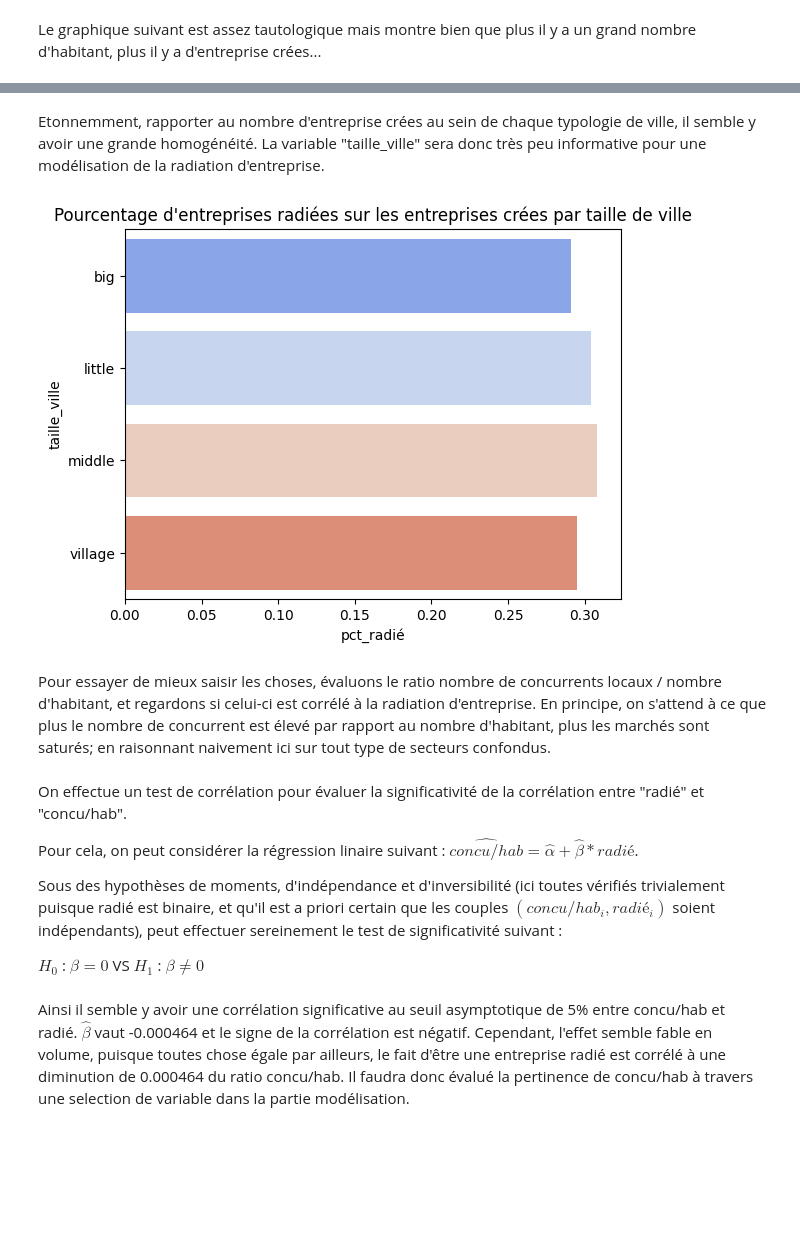
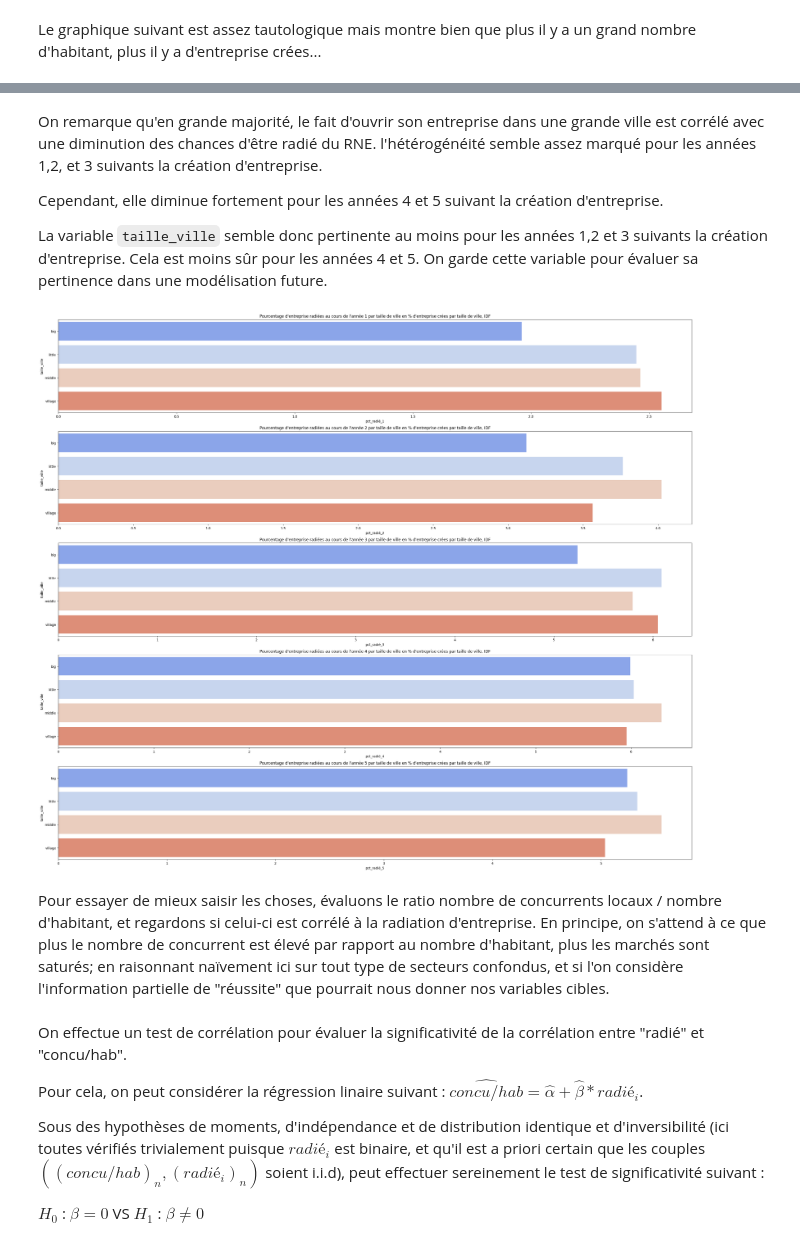
Before and after one commit to guillaume77176/JeMeLance, a Jupyter notebook: notebooks/Analyse_RNE.ipynb, the cells around one changed output, grey strips where cells are left out. Cells and saved outputs as stored; diff of their text form; code cells hidden in the pictures; blank space fills up the shorter version.

Commit message:
Poursuite de l'analyse
- Par département sur toute la période
- par taille de ville
- par densité de concurrence

```diff
--- a/notebooks/Analyse_RNE.ipynb
+++ b/notebooks/Analyse_RNE.ipynb
@@ -214,0 +357,9 @@ plt.show()
+# %%
+#Barplot pour visualisation des résultats par département
+fig, ax = plt.subplots(5,1,figsize=(35,30))
+
+for i in range(len(rad_dep)):
+    var_name = f"pct_radié_{i+1}"
+    title = f"Pourcentage d'entreprise radiées au cours de l'année {i+1} par departement en % par département, IDF"
+    sns.barplot(x = var_name, y= "cp", hue = "cp", data=df_plot_dep, palette="coolwarm", ax = ax[i])
+    ax[i].set_title(title)
@@ -233,6 +386,8 @@ data["taille_ville"] = data["pop_commune"].apply(
     else "middle" if x < 50000
     else "big"
 )
+# %%
+dfs = get_df_i(data)
 # %% [markdown]
 Le graphique suivant est assez tautologique mais montre bien que plus il y a un grand nombre d'habitant, plus il y a d'entreprise crées...
 # %%
@@ -252,0 +422,19 @@ df_plot_hab["pct_radié"] = df_plot_hab["nb_radié"]/df_plot_hab["nb_crées"]
+# %%
+#Récupération sous forme de data frame pour graphique
+
+#Initialisation
+df_plot_hab = nb_rad[0].merge(nb_crees[0], on = "taille_ville", how="left")
+
+for i in range(1,len(nb_rad)):
+    rad_it = nb_rad[i]
+    nb_it = nb_crees[i]
+    df_plot_hab_it = rad_it.merge(nb_it, on = "taille_ville", how="left")
+    df_plot_hab = df_plot_hab.merge(df_plot_hab_it, on = "taille_ville", how="left")
+# %%
+#Pourcentage d'entreprise radiées au cours de la i ème année après la création par dep, en % par taille de ville
+for i in range(len(nb_rad)):
+    var_name = f"pct_radié_{i+1}"
+    nb_radie = f"nb_radié_{i+1}"
+    nb_firme = f"nb_crées_{i+1}"
+
+    df_plot_hab[var_name] = df_plot_hab[nb_radie]/df_plot_hab[nb_firme]*100
@@ -253,14 +449,23 @@ df_plot_hab["pct_radié"] = df_plot_hab["nb_radié"]/df_plot_hab["nb_crées"]
 # %% [markdown]
-Etonnemment, rapporter au nombre d'entreprise crées au sein de chaque typologie de ville, il semble y avoir une grande homogénéité.
-La variable "taille_ville" sera donc très peu informative pour une modélisation de la radiation d'entreprise.
+On remarque qu'en grande majorité, le fait d'ouvrir son entreprise dans une grande ville est corrélé avec une diminution des chances d'être radié du RNE. l'hétérogénéité semble assez marqué pour les années 1,2, et 3 suivants la création d'entreprise.
+
+Cependant, elle diminue fortement pour les années 4 et 5 suivant la création d'entreprise.
+
+La variable `taille_ville` semble donc pertinente au moins pour les années 1,2 et 3 suivants la création d'entreprise.
+Cela est moins sûr pour les années 4 et 5. On garde cette variable pour évaluer sa pertinence dans une modélisation future.
 # %%
-fig, ax = plt.subplots()
-sns.barplot(x="pct_radié", hue = "taille_ville", y="taille_ville",data = df_plot_hab,palette="coolwarm",ax = ax )
-ax.set_title("Pourcentage d'entreprises radiées sur les entreprises crées par taille de ville")
-plt.show()
+#Barplot pour visualisation des résultats par taille de ville
+fig, ax = plt.subplots(5,1,figsize=(35,30))
+
+for i in range(len(nb_rad)):
+    var_name = f"pct_radié_{i+1}"
+    title = f"Pourcentage d'entreprise radiées au cours de l'année {i+1} par taille de ville en % d'entreprise crées par taille de ville, IDF"
+    sns.barplot(x = var_name, y= "taille_ville", hue = "taille_ville", data=df_plot_hab, palette="coolwarm", ax = ax[i])
+    ax[i].set_title(title)
 # %% [output]
-[figure, old version]
+[figure, new version]
 # %% [markdown]
-Pour essayer de mieux saisir les choses, évaluons le ratio nombre de concurrents locaux / nombre d'habitant, et regardons si celui-ci est corrélé à la radiation d'entreprise. En principe, on s'attend à ce que plus le nombre de concurrent est élevé par rapport au nombre d'habitant, plus les marchés sont saturés; en raisonnant naivement ici sur tout type de secteurs confondus.
+Pour essayer de mieux saisir les choses, évaluons le ratio nombre de concurrents locaux / nombre d'habitant, et regardons si celui-ci est corrélé à la radiation d'entreprise. En principe, on s'attend à ce que plus le nombre de concurrent est élevé par rapport au nombre d'habitant, plus les marchés sont saturés; en raisonnant
+naïvement ici sur tout type de secteurs confondus, et si l'on considère l'information partielle de "réussite" que pourrait nous donner nos variables cibles.
 # %%
 data["concu/hab"] = data["nb_local_concurrents"]/data["pop_commune"]
@@ -268,11 +475,9 @@ data["concu/hab"] = data["nb_local_concurrents"]/data["pop_commune"]
 On effectue un test de corrélation pour évaluer la significativité de la corrélation entre "radié" et "concu/hab".
 
 Pour cela, on peut considérer la régression linaire suivant :
-    $\hat{concu/hab} = \hat{\alpha} + \hat{\beta} * radié$.
+    $\hat{concu/hab} = \hat{\alpha} + \hat{\beta} * radié_i$.
 
-Sous des hypothèses de moments, d'indépendance et d'inversibilité (ici toutes vérifiés trivialement puisque radié est binaire, et qu'il est a priori certain que les couples $(concu/hab_i, radié_i)$ soient indépendants), peut effectuer sereinement le test de significativité suivant :
+Sous des hypothèses de moments, d'indépendance et de distribution identique et d'inversibilité (ici toutes vérifiés trivialement puisque $radié_i$ est binaire, et qu'il est a priori certain que les couples $((concu/hab)_n, (radié_{i})_n)$ soient i.i.d), peut effectuer sereinement le test de significativité suivant :
 
  $H_0$ : $\beta = 0$ VS $H_1$ : $\beta \neq 0$
-# %% [markdown]
-Ainsi il semble y avoir une corrélation significative au seuil asymptotique de 5% entre concu/hab et radié. $\hat{\beta}$ vaut -0.000464 et le signe de la corrélation est négatif. Cependant, l'effet semble fable en volume, puisque toutes chose égale par ailleurs, le fait d'être une entreprise radié est corrélé à une diminution de 0.000464 du ratio concu/hab. Il faudra donc évalué la pertinence de concu/hab à travers une selection de variable dans la partie modélisation.
 # %%
```
Also changed, not shown: parts of 71 cells of this notebook, 1 other file.
